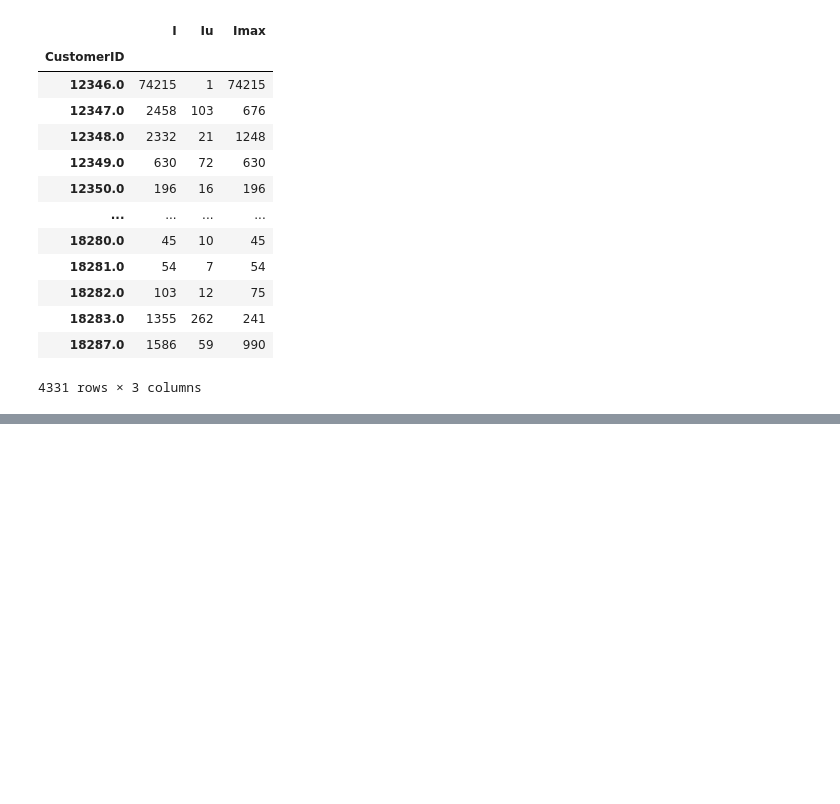
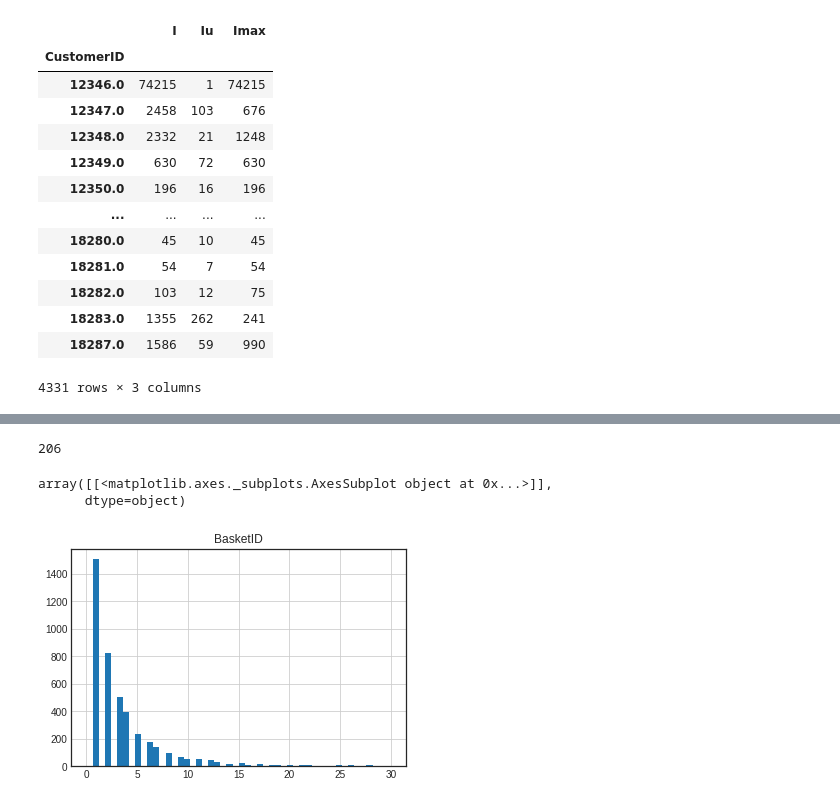
Before and after one commit to saramont/customer_supermarket_analysis, a Jupyter notebook: data_transformation.ipynb, the cells around one changed output, grey strips where cells are left out. Saved outputs shown, nothing was run; the diff lists cells and outputs as text; code cells hidden in the pictures; blank space fills up the shorter version.

```diff
--- a/data_transformation.ipynb
+++ b/data_transformation.ipynb
@@ -27,3 +31,5 @@ df
+# %%
+df['BasketDate'] = pd.to_datetime(df['BasketDate'], format="%Y-%m-%d %H:%M:%S").copy()
 # %%
 df1 = df.groupby('CustomerID').aggregate({'Qta':'sum', 'ProdID':'nunique'})
 df1.rename(columns={'Qta':'I', 'ProdID':'Iu'}, inplace=True)
@@ -117,0 +130,3 @@ df_customer
+# %%
+df_n_basket_per_user = df.groupby('CustomerID').aggregate({'BasketID':'nunique'})
+df_n_basket_per_user
@@ -117,0 +148,10 @@ df_customer
+# %%
+df_n_basket_per_user['BasketID'].max()
+# %% [output]
+206
+# %%
+df_n_basket_per_user.hist(bins=50, range=[0,30])
+# %% [output]
+array([[<matplotlib.axes._subplots.AxesSubplot object at 0x...>]],
+      dtype=object)
+[figure, added]
```
Also changed, not shown: parts of 10 cells of this notebook.
